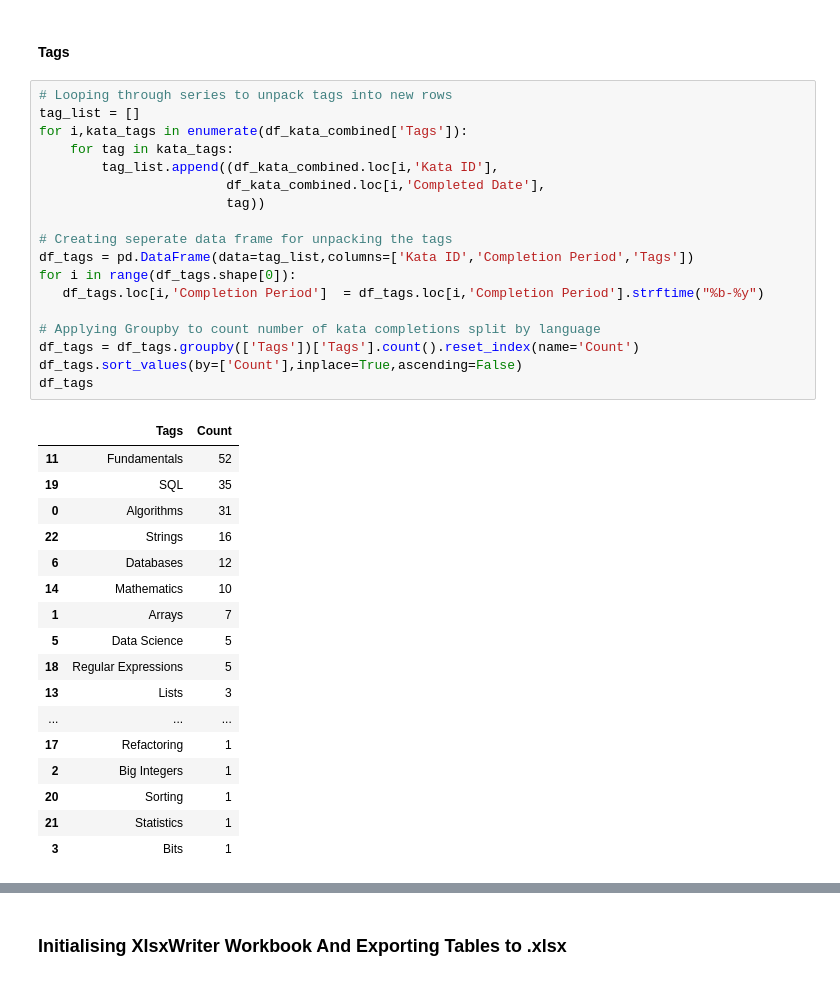
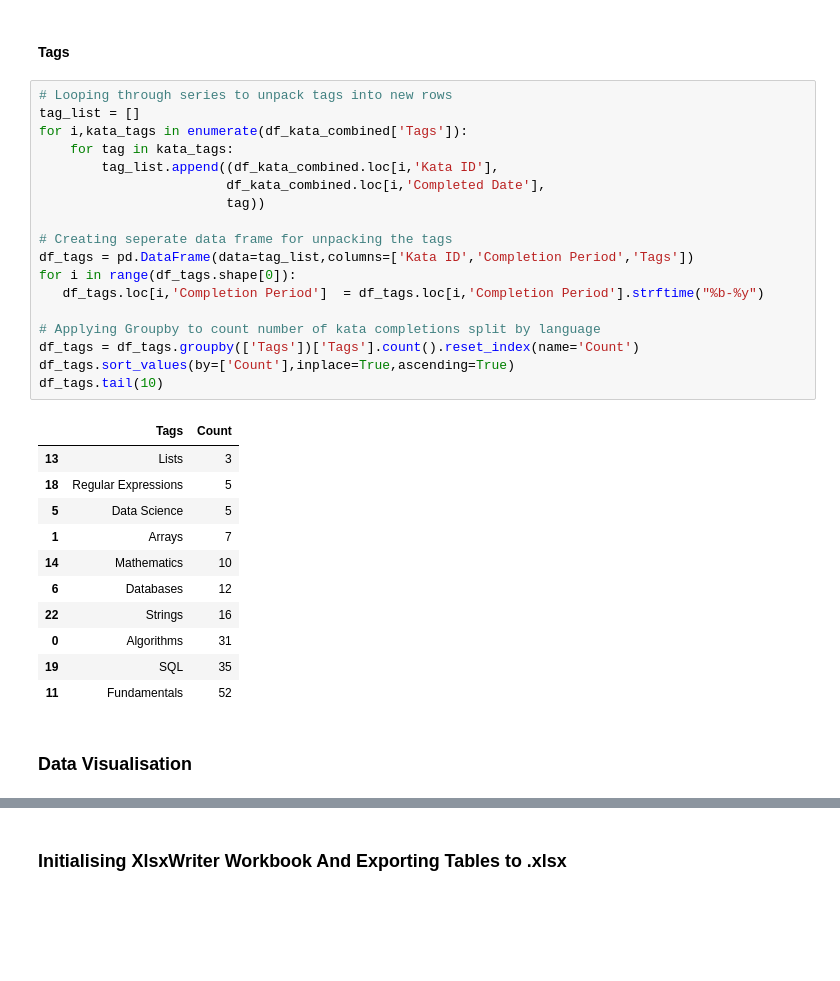
Before and after one commit to Filpill/codewars-stats, a Jupyter notebook: codewars_filpill.ipynb, the cells around one changed output, grey strips where cells are left out. Cells and saved outputs as stored; diff of their text form; blank space fills up the shorter version.

```diff
--- a/codewars_filpill.ipynb
+++ b/codewars_filpill.ipynb
@@ -290,36 +293,32 @@ df_lang
 # %%
 # Looping through series to unpack tags into new rows
 tag_list = []
 for i,kata_tags in enumerate(df_kata_combined['Tags']):
     for tag in kata_tags:
         tag_list.append((df_kata_combined.loc[i,'Kata ID'],
                         df_kata_combined.loc[i,'Completed Date'],
                         tag))
 
 # Creating seperate data frame for unpacking the tags
 df_tags = pd.DataFrame(data=tag_list,columns=['Kata ID','Completion Period','Tags'])
 for i in range(df_tags.shape[0]):
    df_tags.loc[i,'Completion Period']  = df_tags.loc[i,'Completion Period'].strftime("%b-%y")
 
 # Applying Groupby to count number of kata completions split by language
 df_tags = df_tags.groupby(['Tags'])['Tags'].count().reset_index(name='Count')
-df_tags.sort_values(by=['Count'],inplace=True,ascending=False)
-df_tags
+df_tags.sort_values(by=['Count'],inplace=True,ascending=True)
+df_tags.tail(10)
 # %% [output]
 |  | Tags | Count |
+| 13 | Lists | 3 |
+| 18 | Regular Expressions | 5 |
+| 5 | Data Science | 5 |
+| 1 | Arrays | 7 |
+| 14 | Mathematics | 10 |
+| 6 | Databases | 12 |
+| 22 | Strings | 16 |
+| 0 | Algorithms | 31 |
+| 19 | SQL | 35 |
 | 11 | Fundamentals | 52 |
-| 19 | SQL | 35 |
-| 0 | Algorithms | 31 |
-| 22 | Strings | 16 |
-| 6 | Databases | 12 |
-| 14 | Mathematics | 10 |
-| 1 | Arrays | 7 |
-| 5 | Data Science | 5 |
-| 18 | Regular Expressions | 5 |
-| 13 | Lists | 3 |
-| ... | ... | ... |
-| 17 | Refactoring | 1 |
-| 2 | Big Integers | 1 |
-| 20 | Sorting | 1 |
-| 21 | Statistics | 1 |
-| 3 | Bits | 1 |
+# %% [markdown]
+### Data Visualisation
```
Also changed, not shown: parts of 15 cells of this notebook, 5 other files.
